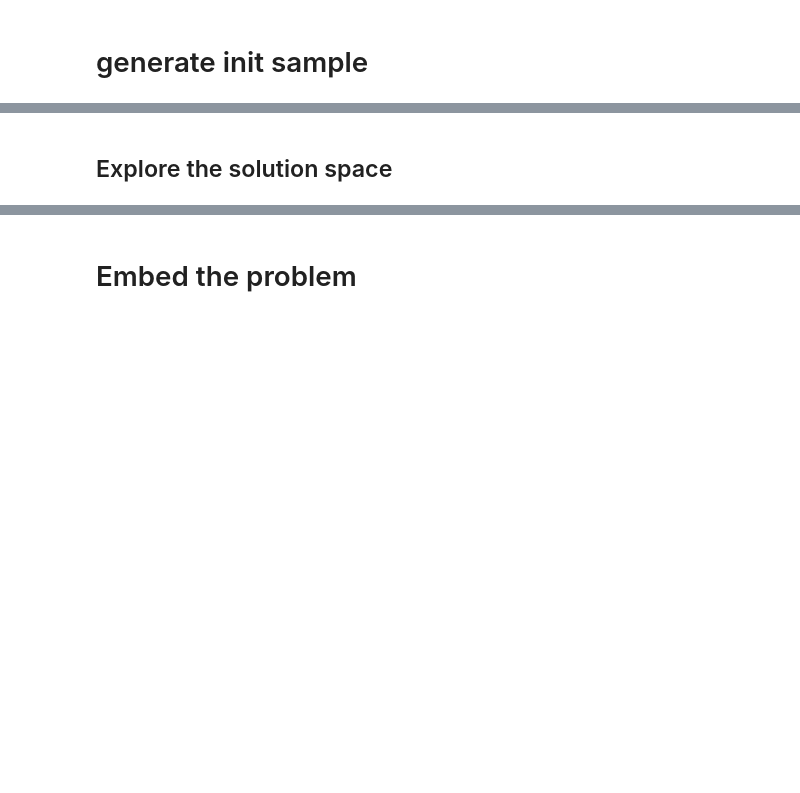
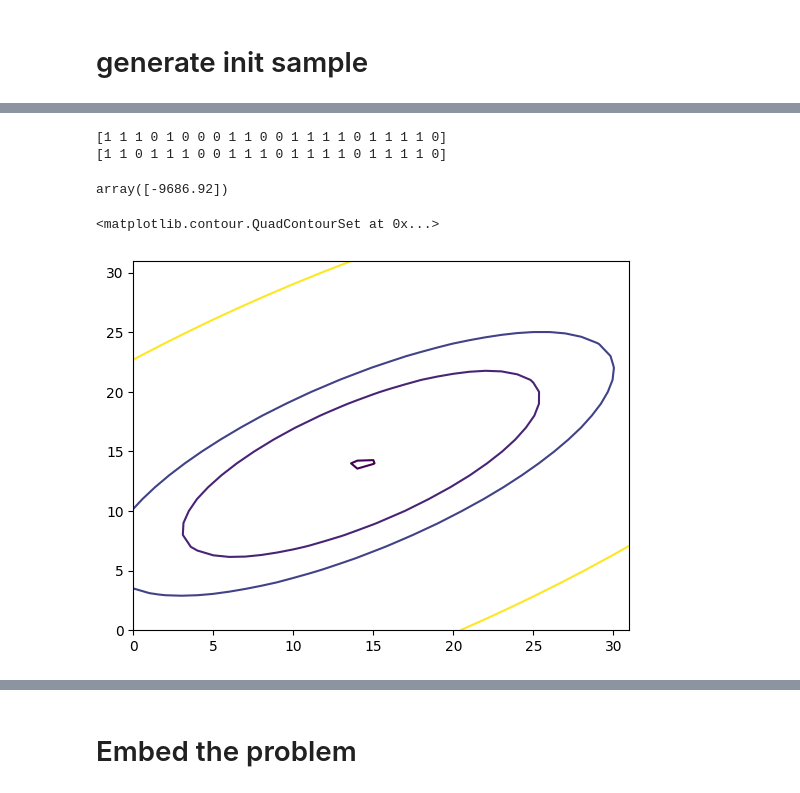
Before and after one commit to QuantumApplicationLab/wntr-quantum, a Jupyter notebook: docs/notebooks/qubo_poly_solver_Net0.ipynb, the cells around one changed output, grey strips where cells are left out. Cells and saved outputs as stored; diff of their text form; code cells hidden in the pictures; blank space fills up the shorter version.

```diff
--- a/docs/notebooks/qubo_poly_solver_Net0.ipynb
+++ b/docs/notebooks/qubo_poly_solver_Net0.ipynb
@@ -205,2 +209,0 @@ Text(0.5, 1.0, 'Pressure')
-# %% [markdown]
-## Explore the solution space
@@ -207,3 +223,46 @@ Text(0.5, 1.0, 'Pressure')
+# %%
+print(np.array(res.trajectory[idx_min])[net.qubo.index_variables])
+print(np.array(bin_rep_flat))
+# %% [output]
+[1 1 1 0 1 0 0 0 1 1 0 0 1 1 1 1 0 1 1 1 1 0]
+[1 1 0 1 1 1 0 0 1 1 1 0 1 1 1 1 0 1 1 1 1 0]
+# %%
+xx = np.array(res.trajectory[idx_min])[net.qubo.index_variables]
+net.qubo.energy_binary_rep(xx)
+# %% [output]
+array([-9686.92])
+# %%
+import itertools
+from tqdm import tqdm
+from copy import deepcopy
+nqbit = net.mixed_solution_vector.encoded_reals[2].nqbit
+energies = np.zeros((2**nqbit, 2**nqbit))
+i2 = 0
+for data2 in tqdm(itertools.product([0, 1], repeat=nqbit)):
+    i3 = 0
+    for data3 in itertools.product([0, 1], repeat=nqbit):
+        # print(list(data))
+        mod_bin_rep_sol = deepcopy(bin_rep_sol)
+        mod_bin_rep_sol[2] = list(data2)[::-1]
+        mod_bin_rep_sol[3] = list(data3)[::-1]
+        # x = net.qubo.extend_binary_representation(flatten_list(mod_bin_rep_sol))
+        # x0 = list(x.values())
+        energies[i3,i2] = net.qubo.energy_binary_rep(mod_bin_rep_sol)
+        i3+=1
+    i2+=1
+
+# x, y = np.arange(2**nqbit), np.arange(2**nqbit)
+# x,y = np.meshgrid(x,y)
+# ax = plt.figure().add_subplot(projection='3d')
+# ax.plot_surface(x,y,energies)
+
+# plt.imshow(energies- eref)
+# plt.colorbar()
+
+plt.contour(energies-eref, levels=[1e-2,1,2, 10])
+# %% [output]
+<matplotlib.contour.QuadContourSet at 0x...>
+[figure, added]
 # %%
 import itertools
 from tqdm import tqdm
```
Also changed, not shown: parts of 21 cells of this notebook, 2 other files.
